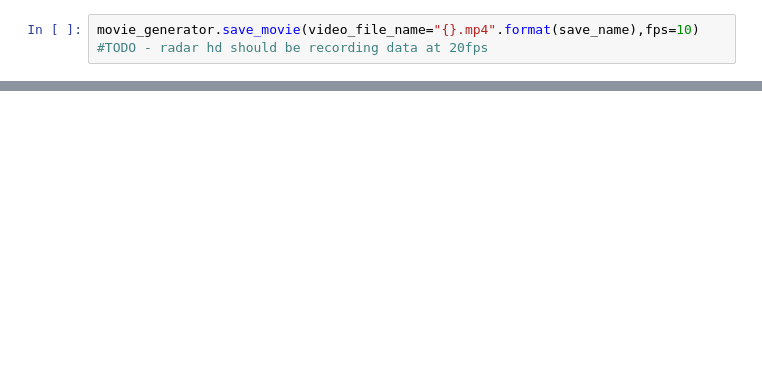
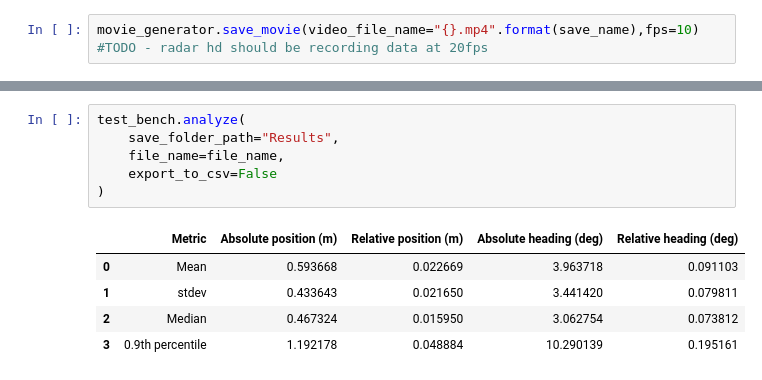
Before and after one commit to davidmhunt/odometry, a Jupyter notebook: notebooks/eval_radarhd_ekf_tb.ipynb, the cells around one changed output, grey strips where cells are left out. Cells and saved outputs as stored; diff of their text form; blank space fills up the shorter version.

```diff
--- a/notebooks/eval_radarhd_ekf_tb.ipynb
+++ b/notebooks/eval_radarhd_ekf_tb.ipynb
@@ -192,0 +266,12 @@ test_bench.analyze()
+# %%
+test_bench.analyze(
+    save_folder_path="Results",
+    file_name=file_name,
+    export_to_csv=False
+)
+# %% [output]
+|  | Metric | Absolute position (m) | Relative position (m) | Absolute heading (deg) | Relative heading (deg) |
+| 0 | Mean | 0.593668 | 0.022669 | 3.963718 | 0.091103 |
+| 1 | stdev | 0.433643 | 0.021650 | 3.441420 | 0.079811 |
+| 2 | Median | 0.467324 | 0.015950 | 3.062754 | 0.073812 |
+| 3 | 0.9th percentile | 1.192178 | 0.048884 | 10.290139 | 0.195161 |
```
Also changed, not shown: parts of 16 cells of this notebook, 17 other files.
